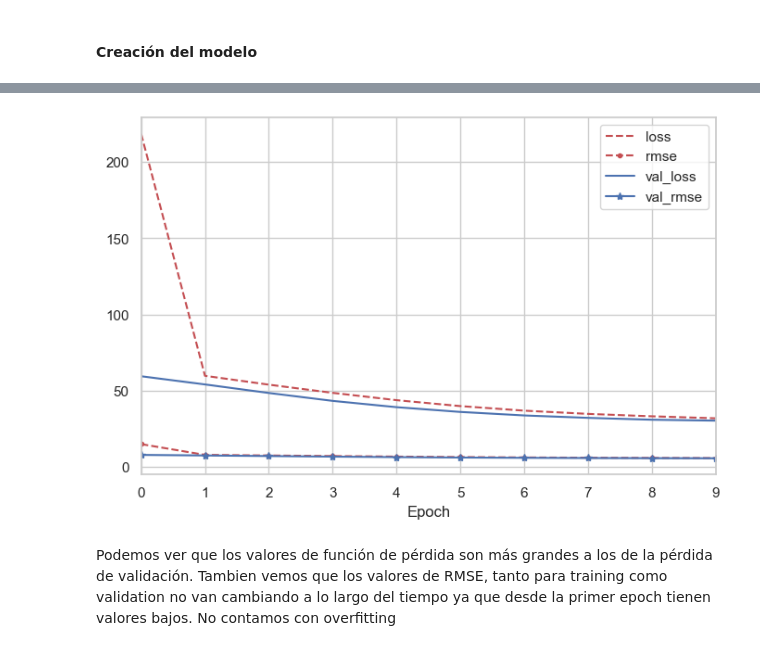
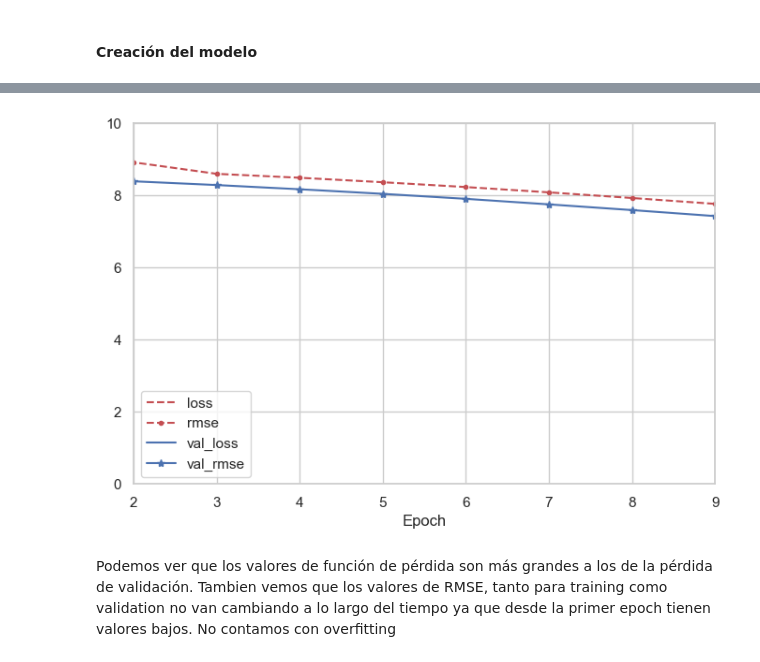
Before and after one commit to Simon890/aa2tp, a Jupyter notebook: Solucion.ipynb, the cells around one changed output, grey strips where cells are left out. Cells and saved outputs as stored; diff of their text form; code cells hidden in the pictures.

```diff
--- a/Solucion.ipynb
+++ b/Solucion.ipynb
@@ -354,8 +359,8 @@ Epoch 10/10
 # %%
-pd.DataFrame(model_history.history).plot(figsize=(8, 5), xlim=[0, 9],  grid=True, xlabel="Epoch", style=["r--", "r--.", "b-", "b-*"])
+pd.DataFrame(model_history.history).plot(figsize=(8, 5), xlim=[2, 9], ylim=[0,10], grid=True, xlabel="Epoch", style=["r--", "r--.", "b-", "b-*"])
 plt.show()
 # %% [output]
-[figure, old version]
+[figure, new version]
 # %% [markdown]
 Podemos ver que los valores de función de pérdida son más grandes a los de la pérdida de validación. Tambien vemos que los valores de RMSE, tanto para training como validation no van cambiando a lo largo del tiempo ya que desde la primer epoch tienen valores bajos. No contamos con overfitting
 # %% [markdown]
```
Also changed, not shown: parts of 41 cells of this notebook.
